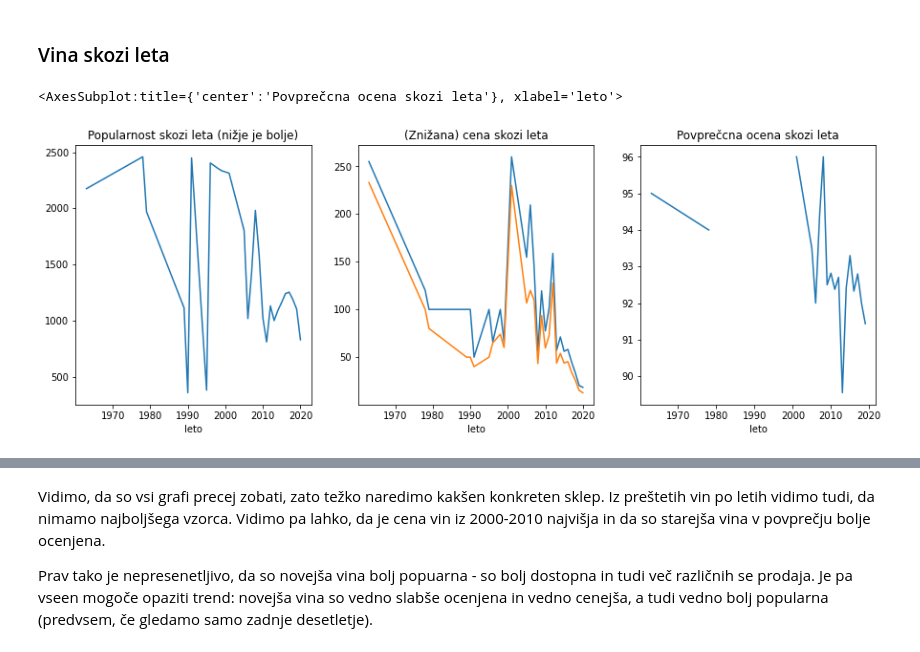
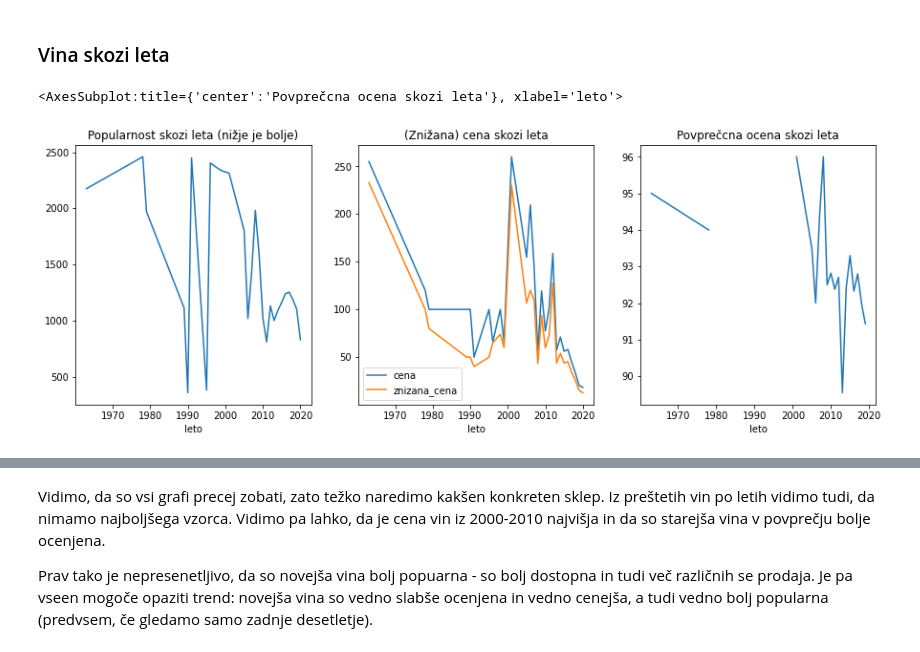
Before and after one commit to timkalan/analiza-vin, a Jupyter notebook: vina.ipynb, the cells around one changed output, grey strips where cells are left out. Saved outputs shown, nothing was run; the diff lists cells and outputs as text; code cells hidden in the pictures.

```diff
--- a/vina.ipynb
+++ b/vina.ipynb
@@ -168,18 +169,18 @@ Hitro omenimo še nepresenetljivo popularnost in premoč plutastih zamaškov, ka
 # %%
 plt.figure(figsize=(15,5))
 
 plt.subplot(1, 3, 1)
 vina.groupby('leto').mean()['popularnost'].plot(title='Popularnost skozi leta (nižje je bolje)')
 
 plt.subplot(1, 3, 2)
-vina.groupby('leto').mean()['cena'].plot(title='(Znižana) cena skozi leta')
-vina.groupby('leto').mean()['znizana_cena'].plot()
+vina.groupby('leto').mean()['cena'].plot(title='(Znižana) cena skozi leta', legend=True)
+vina.groupby('leto').mean()['znizana_cena'].plot(legend=True)
 
 plt.subplot(1, 3, 3)
 vina.groupby('leto').mean()['ocena'].plot(title='Povprečcna ocena skozi leta')
 # %% [output]
 <AxesSubplot:title={'center':'Povprečcna ocena skozi leta'}, xlabel='leto'>
-[figure, old version]
+[figure, new version]
 # %%
 vina.groupby('leto').size()
 # %% [output]
```
Also changed, not shown: parts of 34 cells of this notebook, 1 other file.
